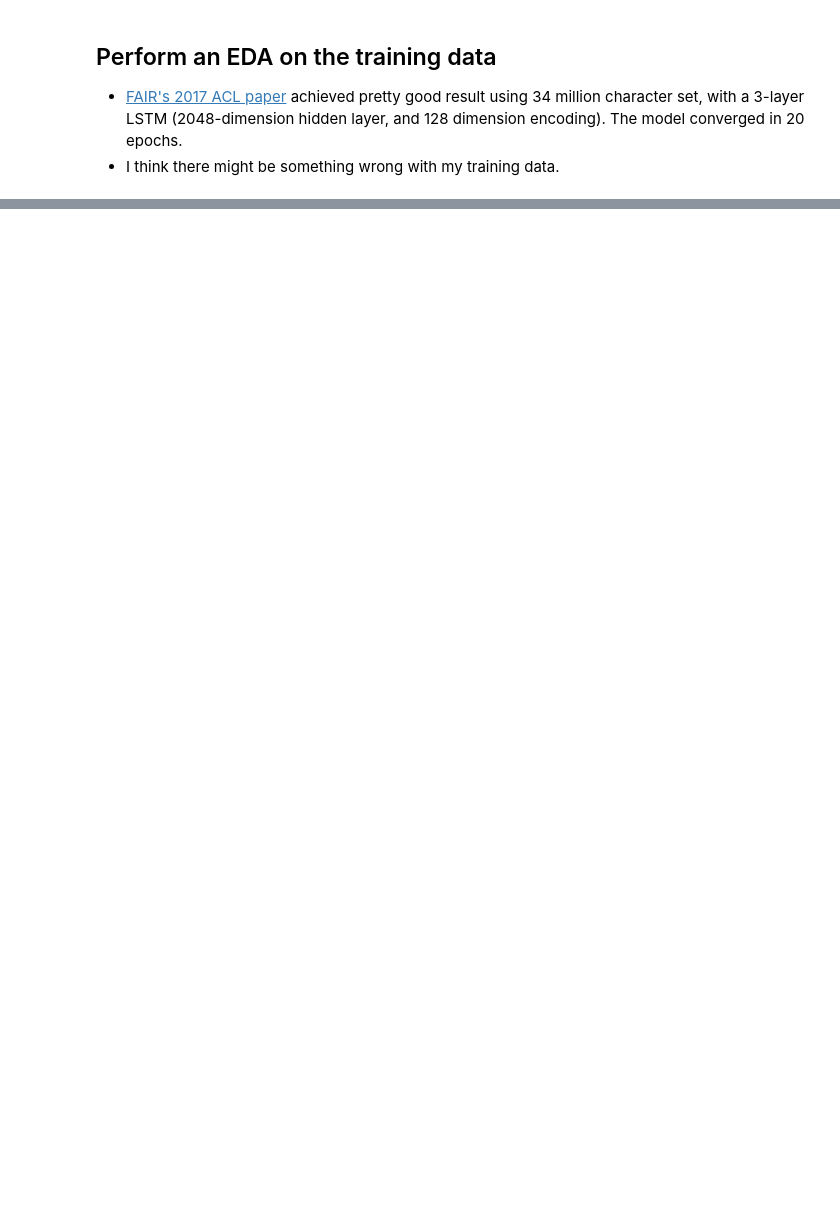
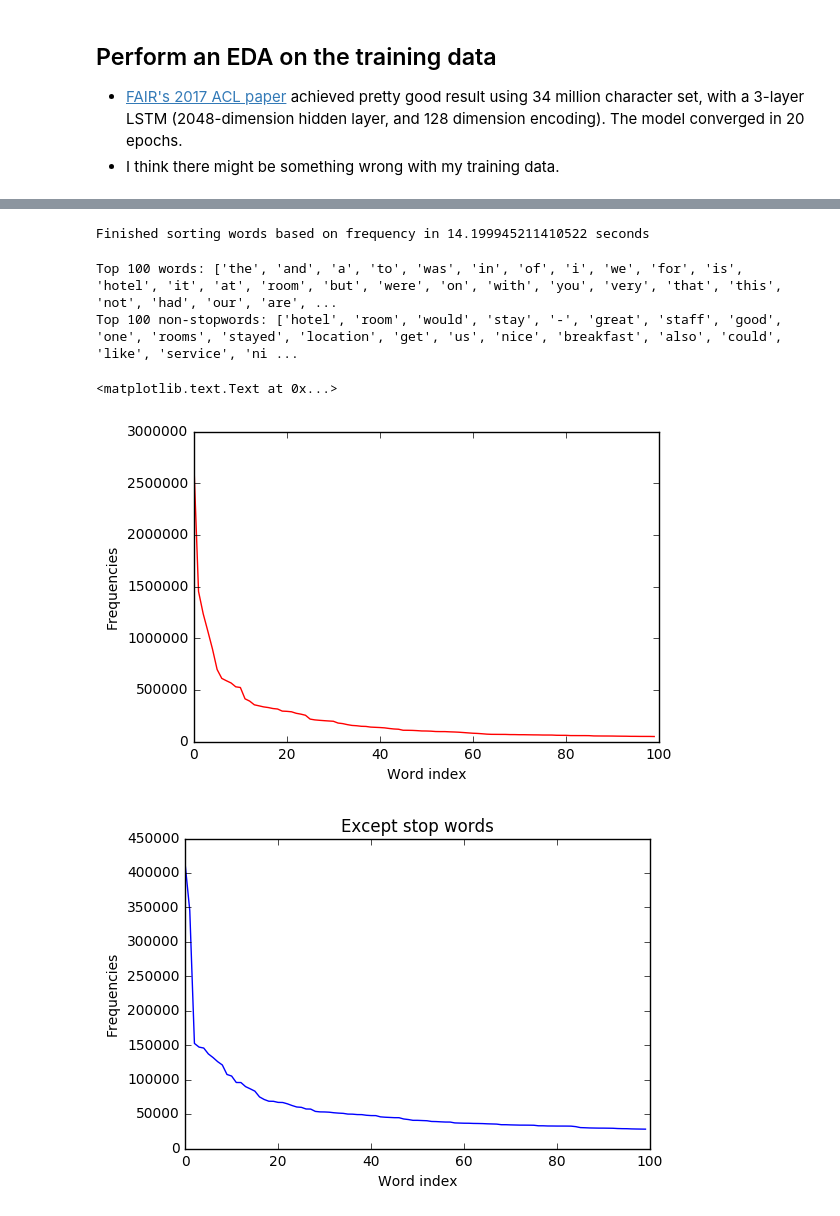
Before and after one commit to ZiningZhu/RNN, a Jupyter notebook: Training_Data_EDA.ipynb, the cells around one changed output, grey strips where cells are left out. Drawn from its saved outputs; the diff is of its cells as text; code cells hidden in the pictures; blank space fills up the shorter version.

```diff
--- a/Training_Data_EDA.ipynb
+++ b/Training_Data_EDA.ipynb
@@ -68 +76,67 @@ len(words)=42632595
+# %%
+# Get the most frequent words
+f = open("combined_word_lists.txt", "r")
+words = json.loads(f.read())
+f.close()
+
+start_time = time.time()
+wdict = {}
+for w in words:
+    if w not in wdict:
+        wdict[w] = 1
+    else:
+        wdict[w] += 1
+
+words_sorted = sorted(wdict.items(), key=operator.itemgetter(1))
+used_time = time.time() - start_time
+print ("Finished sorting words based on frequency in {} seconds".format(used_time))
+
+f = open("word_lists_w_frequency", "w+")
+f.write(json.dumps(words_sorted))
+f.close()
+# %% [output]
+Finished sorting words based on frequency in 14.199945211410522 seconds
+# %%
+# Plot a histogram of the top 500 words
+f = open("word_lists_w_frequency", "r")
+words = json.loads(f.read())
+f.close()
+N = 100
+top_N_words = []
+word_freq = []
+for i in range(len(words)-1, -1, -1):
+    if (i == len(words)-1-N):
+        break
+    top_N_words.append(words[i][0])
+    word_freq.append(words[i][1])
+print ("Top {} words: {}".format(N, top_N_words))
+
+plt.figure()
+plt.plot([i for i in range(N)], word_freq, "r-")
+plt.xlabel("Word index")
+plt.ylabel("Frequencies")
+
+
+stpwords = nltk.corpus.stopwords.words('english')
+top_N_words_nstop = []
+word_freq = []
+for i in range(len(words)-1, -1, -1):
+    if (len(word_freq) == N):
+        break
+    if (words[i][0] not in stpwords):
+        top_N_words_nstop.append(words[i][0])
+        word_freq.append(words[i][1])
+
+print ("Top {} non-stopwords: {}".format(N, top_N_words_nstop))
+plt.figure()
+plt.plot([i for i in range(N)], word_freq, "b-")
+plt.xlabel("Word index")
+plt.ylabel("Frequencies")
+plt.title("Except stop words")
+# %% [output]
+Top 100 words: ['the', 'and', 'a', 'to', 'was', 'in', 'of', 'i', 'we', 'for', 'is', 'hotel', 'it', 'at', 'room', 'but', 'were', 'on', 'with', 'you', 'very', 'that', 'this', 'not', 'had', 'our', 'are', ...
+Top 100 non-stopwords: ['hotel', 'room', 'would', 'stay', '-', 'great', 'staff', 'good', 'one', 'rooms', 'stayed', 'location', 'get', 'us', 'nice', 'breakfast', 'also', 'could', 'like', 'service', 'ni ...
+<matplotlib.text.Text at 0x...>
+[figure, added]
+[figure, added]
 # %%
```
Also changed, not shown: parts of 8 cells of this notebook.
